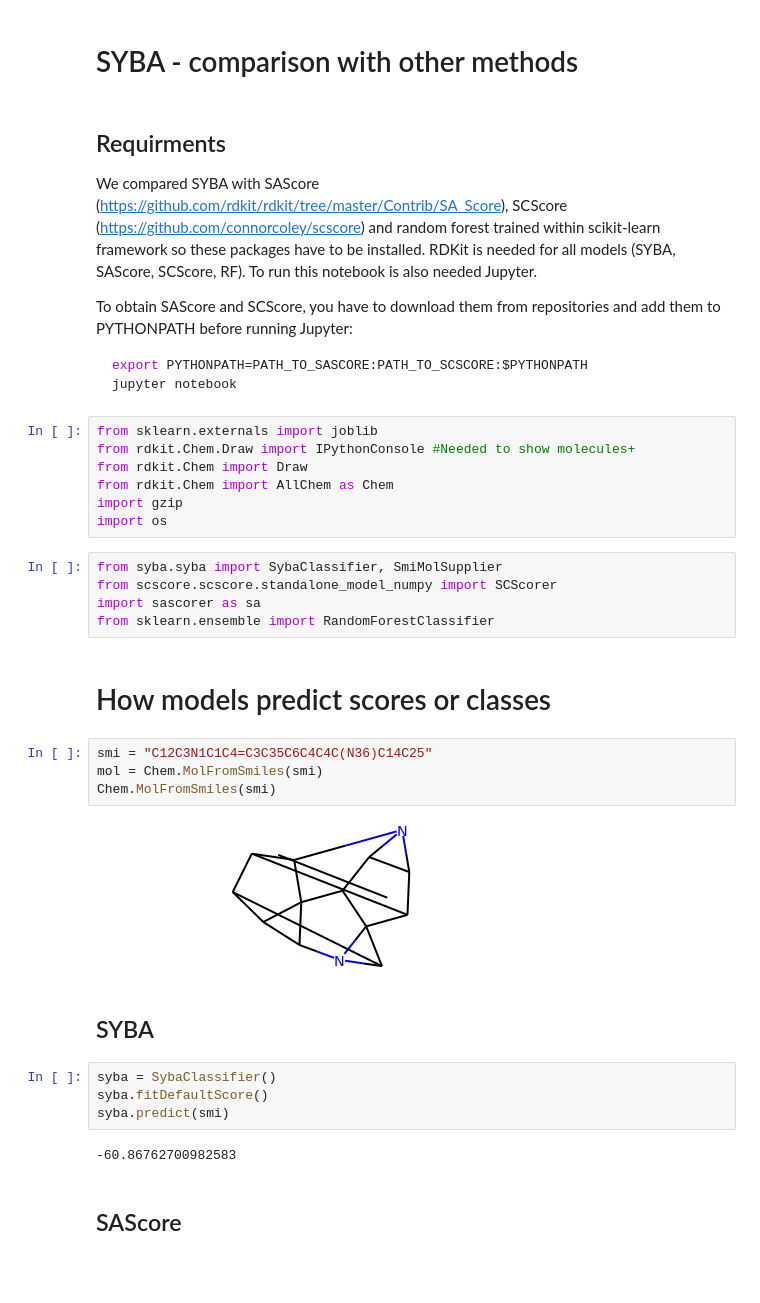
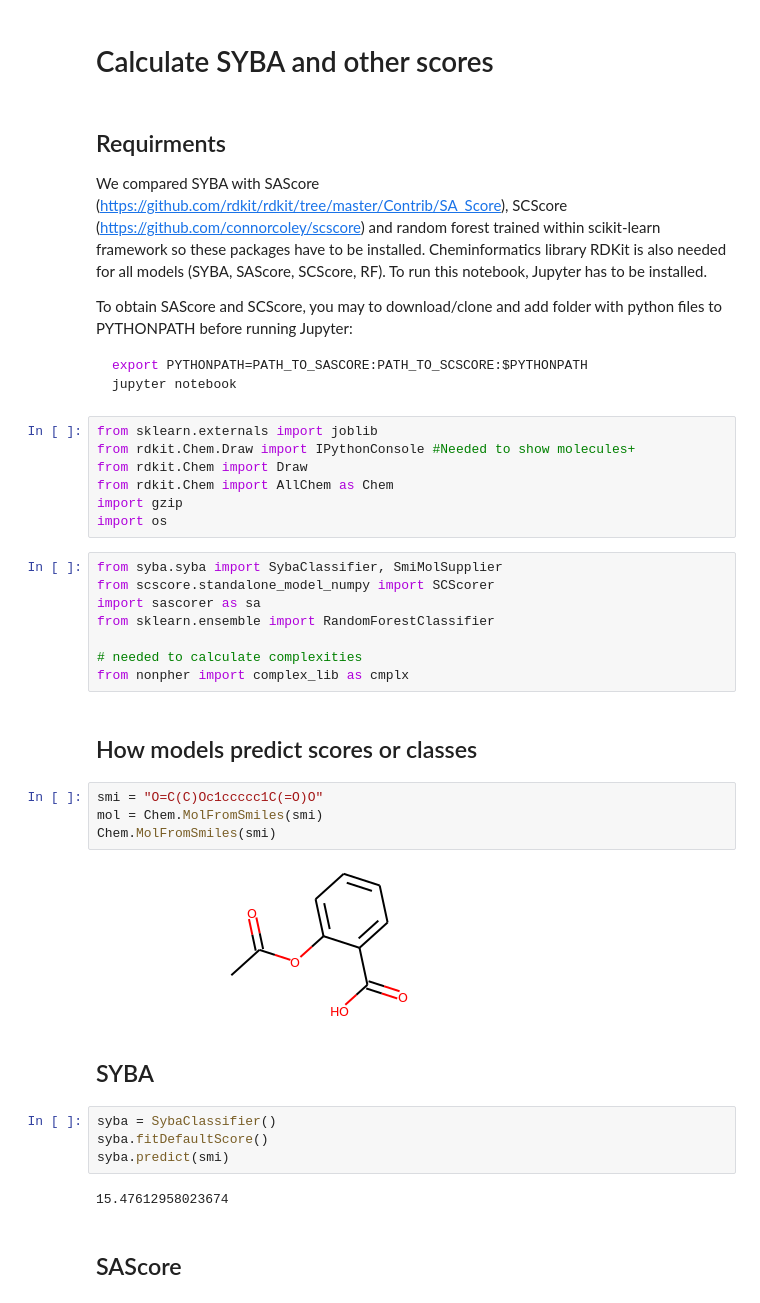
Before and after one commit to lich-uct/syba, a Jupyter notebook: docs/notebooks/prepare_results.ipynb, the cells around one changed output. Cells and saved outputs as stored; diff of their text form; blank space fills up the shorter version.

````diff
--- a/docs/notebooks/prepare_results.ipynb
+++ b/docs/notebooks/prepare_results.ipynb
@@ -1,10 +1,10 @@
 # %% [markdown]
-# SYBA - comparison with other methods
+# Calculate SYBA and other scores
 # %% [markdown]
 ## Requirments
-We compared SYBA with SAScore (https://github.com/rdkit/rdkit/tree/master/Contrib/SA_Score), SCScore (https://github.com/connorcoley/scscore) and random forest trained within scikit-learn framework so these packages have to be installed. RDKit is needed for all models (SYBA, SAScore, SCScore, RF). To run this notebook is also needed Jupyter.
+We compared SYBA with SAScore (https://github.com/rdkit/rdkit/tree/master/Contrib/SA_Score), SCScore (https://github.com/connorcoley/scscore) and random forest trained within scikit-learn framework so these packages have to be installed. Cheminformatics library RDKit is also needed for all models (SYBA, SAScore, SCScore, RF). To run this notebook, Jupyter has to be installed.
 
-To obtain SAScore and SCScore, you have to download them from repositories and add them to PYTHONPATH before running Jupyter:
+To obtain SAScore and SCScore, you may to download/clone and add folder with python files to PYTHONPATH before running Jupyter:
 ```bash
 export PYTHONPATH=PATH_TO_SASCORE:PATH_TO_SCSCORE:$PYTHONPATH
 jupyter notebook
@@ -18,17 +18,20 @@ import gzip
 import os
 # %%
 from syba.syba import SybaClassifier, SmiMolSupplier
-from scscore.scscore.standalone_model_numpy import SCScorer
+from scscore.standalone_model_numpy import SCScorer
 import sascorer as sa
 from sklearn.ensemble import RandomForestClassifier
+
+# needed to calculate complexities
+from nonpher import complex_lib as cmplx
 # %% [markdown]
-# How models predict scores or classes
+## How models predict scores or classes
 # %%
-smi = "C12C3N1C1C4=C3C35C6C4C4C(N36)C14C25"
+smi = "O=C(C)Oc1ccccc1C(=O)O"
 mol = Chem.MolFromSmiles(smi)
 Chem.MolFromSmiles(smi)
 # %% [output]
-[figure, old version]
+[figure, new version]
 # %% [markdown]
 ## SYBA
 # %%
@@ -36,7 +39,7 @@ syba = SybaClassifier()
 syba.fitDefaultScore()
 syba.predict(smi)
 # %% [output]
--60.86762700982583
+15.47612958023674
 # %% [markdown]
 ## SAScore
 # %%
````
Also changed, not shown: parts of 13 cells of this notebook, 26 other files.
